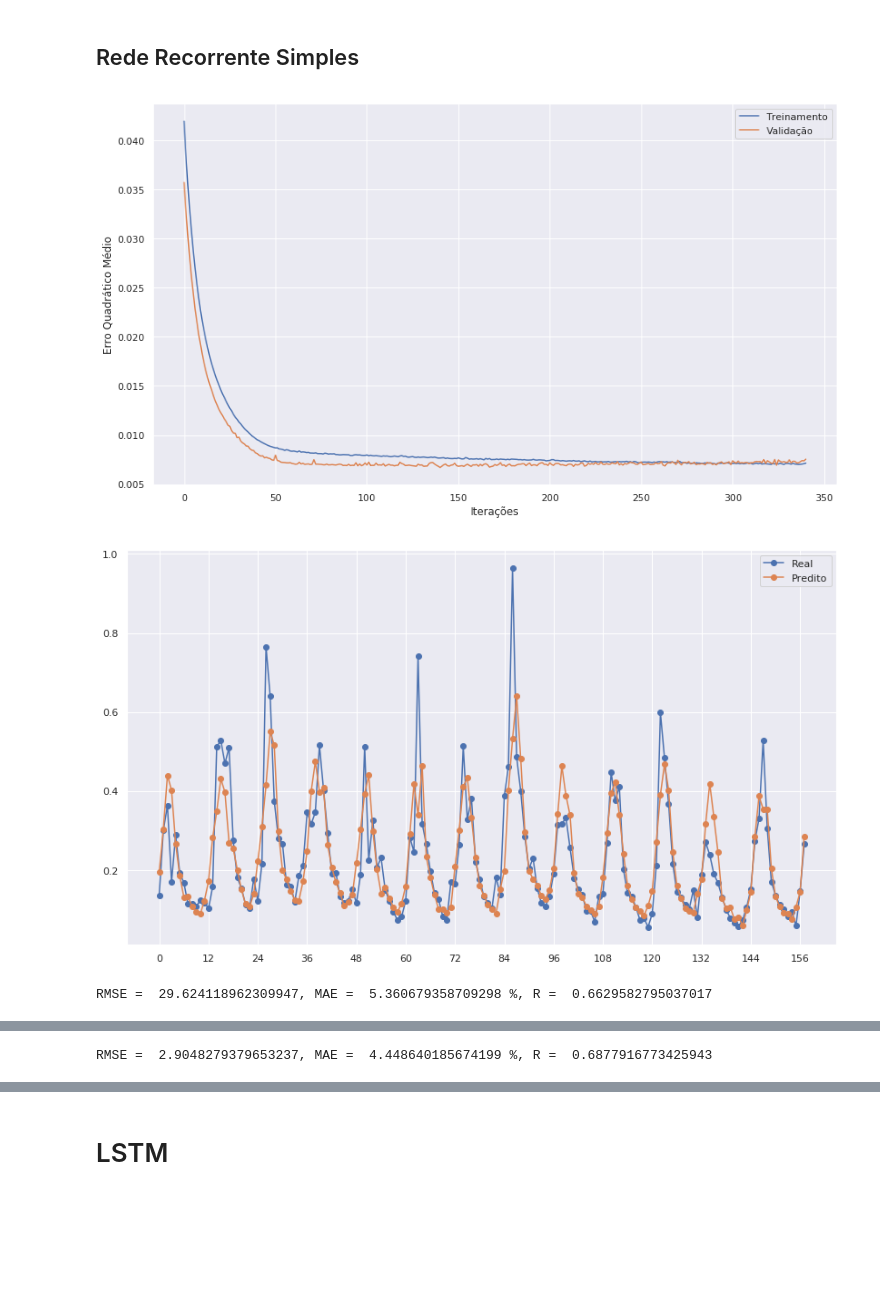
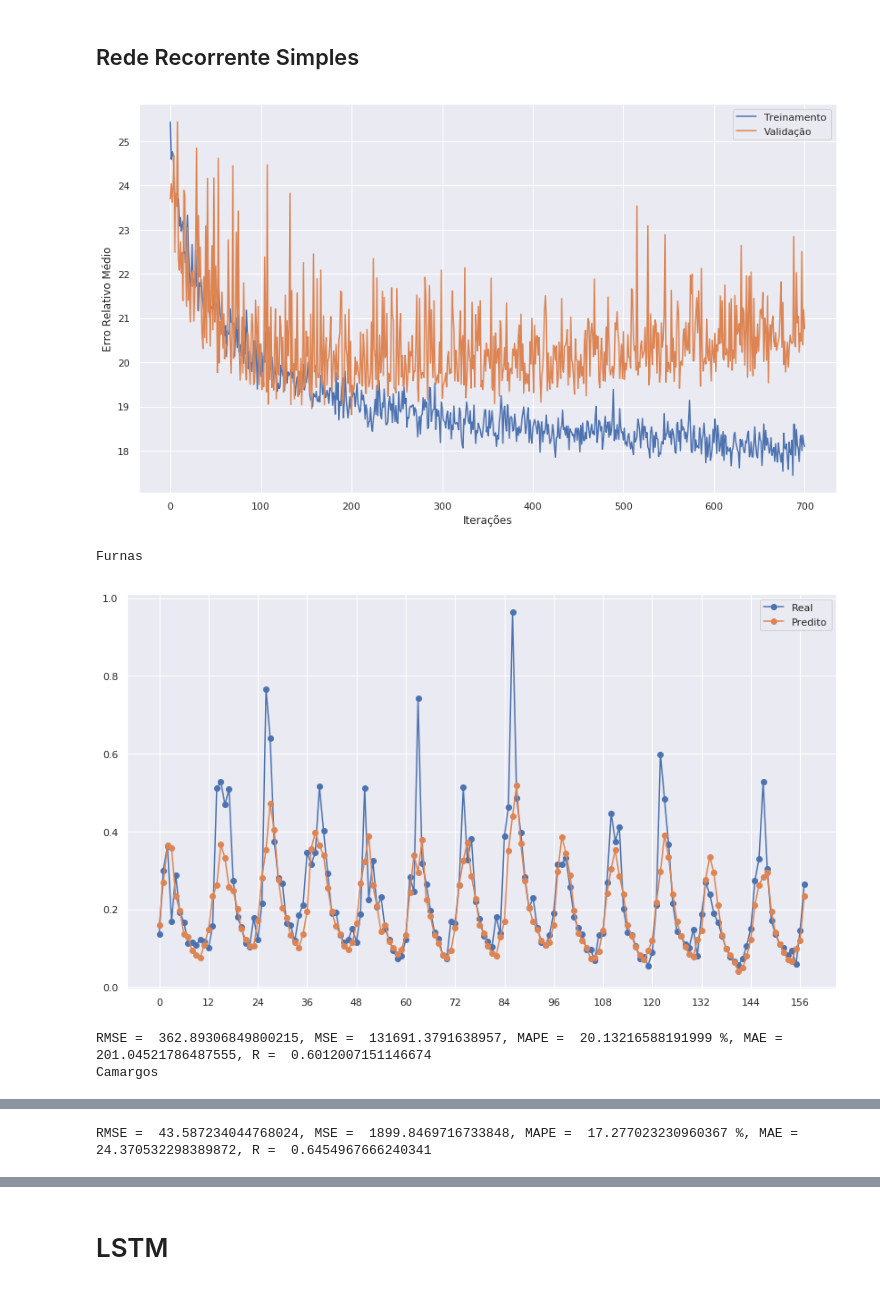
Before and after one commit to Gabrui/papers, a Jupyter notebook: IEEE_vazao_rios/vazao_rios.ipynb, the cells around one changed output, grey strips where cells are left out. Saved outputs shown, nothing was run; the diff lists cells and outputs as text; code cells hidden in the pictures; blank space fills up the shorter version.

```diff
--- a/IEEE_vazao_rios/vazao_rios.ipynb
+++ b/IEEE_vazao_rios/vazao_rios.ipynb
@@ -58,0 +59,5 @@ Using Theano backend.
+# %%
+janela = 12
+adicional_reco = 60
+teste = 120
+fracao_valida = 0.2
@@ -110,5 +161,0 @@ Carregamento dos dados
-# %%
-janela = 24
-adicional_reco = 48
-teste = 120
-fracao_valida = 0.2
@@ -168,11 +163,11 @@ def gera_meses_reco(janela, inicio_y, tam):
 furnas = np.array([float(a) for a in open('dados/furnas.csv', 'r').read().split('\n') if a])
 camargos = np.array([float(a) for a in open('dados/camargos.csv', 'r').read().split('\n') if a])
 assert(len(furnas) == len(camargos))
-fatores_normalizacao = [furnas.max(), camargos.max()]
+valida = int((len(furnas) - teste - janela) * fracao_valida)
+treino = len(furnas) - teste - valida - janela
+fatores_normalizacao = [furnas[:treino].max(), camargos[:treino].max()]
 furnas /= fatores_normalizacao[0]
 camargos /= fatores_normalizacao[1]
-valida = int((len(furnas) - teste - janela) * fracao_valida)
-treino = len(furnas) - teste - valida - janela
 
 x_treina, y_treina = separa_series(furnas, camargos, janela, janela, treino)
 m_treina = gera_meses(janela, treino)
@@ -374,15 +285,14 @@ janela_reco = janela + adicional_reco
 valida_reco = int((len(furnas) - teste - janela_reco) * fracao_valida)
 treino_reco = len(furnas) - teste - valida_reco - janela_reco
 
-x_treina_reco, y_treina_reco = separa_series_reco2(furnas, camargos, janela_reco, janela_reco, treino_reco)
+x_treina_reco, y_treina_reco = separa_series_reco(furnas, camargos, janela_reco, janela_reco, treino_reco)
 m_treina_reco = gera_meses_reco(janela_reco, janela_reco, treino_reco)
-x_valida_reco, y_valida_reco = separa_series_reco2(furnas, camargos, janela_reco, janela_reco+treino_reco, valida_reco)
+x_valida_reco, y_valida_reco = separa_series_reco(furnas, camargos, janela_reco, janela_reco+treino_reco, valida_reco)
 m_valida_reco = gera_meses_reco(janela_reco, janela_reco+treino_reco, valida_reco)
-x_teste_reco, y_teste_reco = separa_series_reco2(furnas, camargos, janela_reco, janela_reco+treino_reco+valida_reco, teste)
+x_teste_reco, y_teste_reco = separa_series_reco(furnas, camargos, janela_reco, janela_reco+treino_reco+valida_reco, teste)
 m_teste_reco = gera_meses_reco(janela_reco, janela_reco+treino_reco+valida_reco, teste)
 
-#assert(x_treina_reco[31, -1, -1] == y_treina_reco[30, -1])
-assert(x_treina_reco[31, -1, -1] == y_treina_reco[30, -1, -1])
+assert(x_treina_reco[31, -1, -1] == y_treina_reco[30, -1])
 print('Treino, ', treino_reco)
 print('Validação, ', valida_reco)
 print('Teste, ', teste)
@@ -395,35 +305,37 @@ Total,  912
 # %% [markdown]
 ## Rede Recorrente Simples
 # %%
-def modelo_reco(janela, quant_rios, ruido=0.05): #sqrt(rate / (1 - rate))
+def modelo_reco(janela, quant_rios, ruido=0.03):
     entrada = Input(shape=(janela, quant_rios))
     mes = Input(shape=(janela, 12), name='mes')
 
     entrada_ruidosa = GaussianDropout(ruido)(entrada)
     entrada_aumentada = Concatenate(axis=-1)([entrada_ruidosa, mes])
     X = Dense(12, activation='tanh', kernel_regularizer=regularizers.l2(0.01))(entrada_aumentada)
     X = GaussianDropout(0.004)(X)
-    X = SimpleRNN(9, return_sequences=True)(X)
+    X = SimpleRNN(12)(X)
     X = GaussianDropout(0.002)(X)
-    X = Dense(6, activation='relu')(X)
+    X = Dense(6, activation='tanh')(X)
     estimativa = Dense(quant_rios)(X)
 
     modelo = Model(inputs=[entrada, mes], outputs=estimativa)
     return modelo
 
-if not os.path.isfile('modelos/melhor_reco.h5'):# or True:
+if not os.path.isfile('modelos/melhor_reco.h5'):
     reco = modelo_reco(janela_reco, 2)
-    reco.compile(optimizer='adam', loss='mse')
-    parar_reco = EarlyStopping(monitor='val_loss', mode='min', verbose=1, patience=200, min_delta=0)
+    reco.compile(optimizer='adam', loss='mape')
+    parar_reco = EarlyStopping(monitor='val_loss', mode='min', verbose=1, patience=500, min_delta=0)
     salvar_reco = ModelCheckpoint('modelos/melhor_reco.h5', monitor='val_loss', mode='min', save_best_only=True)
 
-    historico_reco = reco.fit([x_treina_reco, m_treina_reco], y_treina_reco, epochs=1000, validation_data=([x_valida_reco, m_valida_reco], y_valida_reco), verbose=0, callbacks=[parar_reco, salvar_reco])
+    historico_reco = reco.fit([x_treina_reco, m_treina_reco], y_treina_reco, epochs=10000, validation_data=([x_valida_reco, m_valida_reco], y_valida_reco), verbose=0, callbacks=[parar_reco, salvar_reco])
     salva_historico(historico_reco.history, 'historicos/reco')
 
 mostra_treinamento(carrega_historico('historicos/reco'))
 reco = load_model('modelos/melhor_reco.h5')
-mostra_performance_reco(reco, [x_valida_reco, m_valida_reco], y_valida_reco, fatores_normalizacao)
+mostra_performance(reco, [x_valida_reco, m_valida_reco], y_valida_reco, fatores_normalizacao)
 # %% [output]
-[figure, old version]
+[figure, new version]
+Furnas
-[figure, old version]
+[figure, new version]
-RMSE =  29.624118962309947, MAE =  5.360679358709298 %, R =  0.6629582795037017
+RMSE =  362.89306849800215, MSE =  131691.3791638957, MAPE =  20.13216588191999 %, MAE =  201.04521786487555, R =  0.6012007151146674
+Camargos
@@ -431,4 +343,4 @@ RMSE =  29.624118962309947, MAE =  5.360679358709298 %, R =  0.6629582795037017
-RMSE =  2.9048279379653237, MAE =  4.448640185674199 %, R =  0.6877916773425943
+RMSE =  43.587234044768024, MSE =  1899.8469716733848, MAPE =  17.277023230960367 %, MAE =  24.370532298389872, R =  0.6454967666240341
 [interactive output not drawn]
 # %% [markdown]
 # LSTM
```
Also changed, not shown: parts of 28 cells of this notebook, 45 other files.
